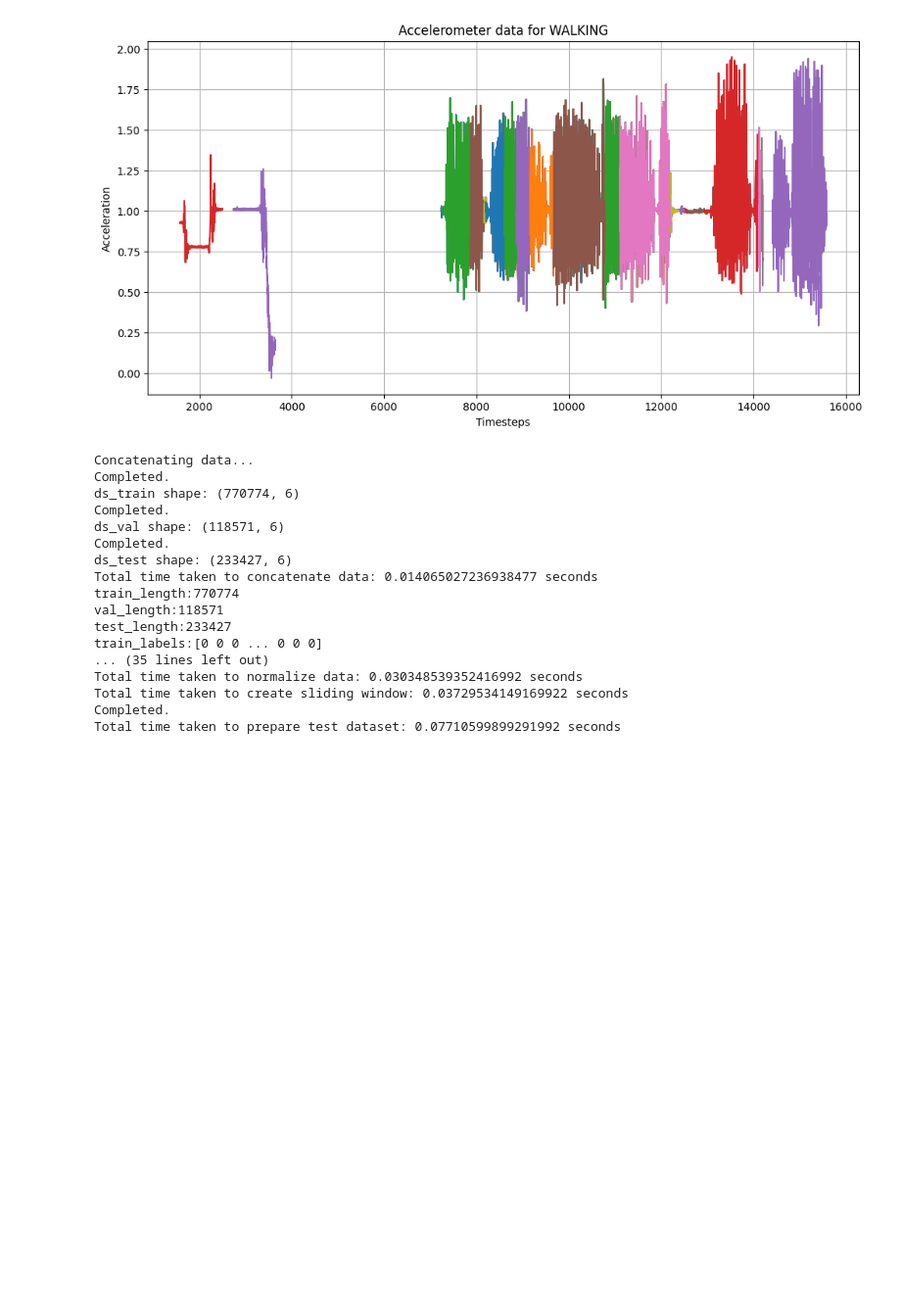
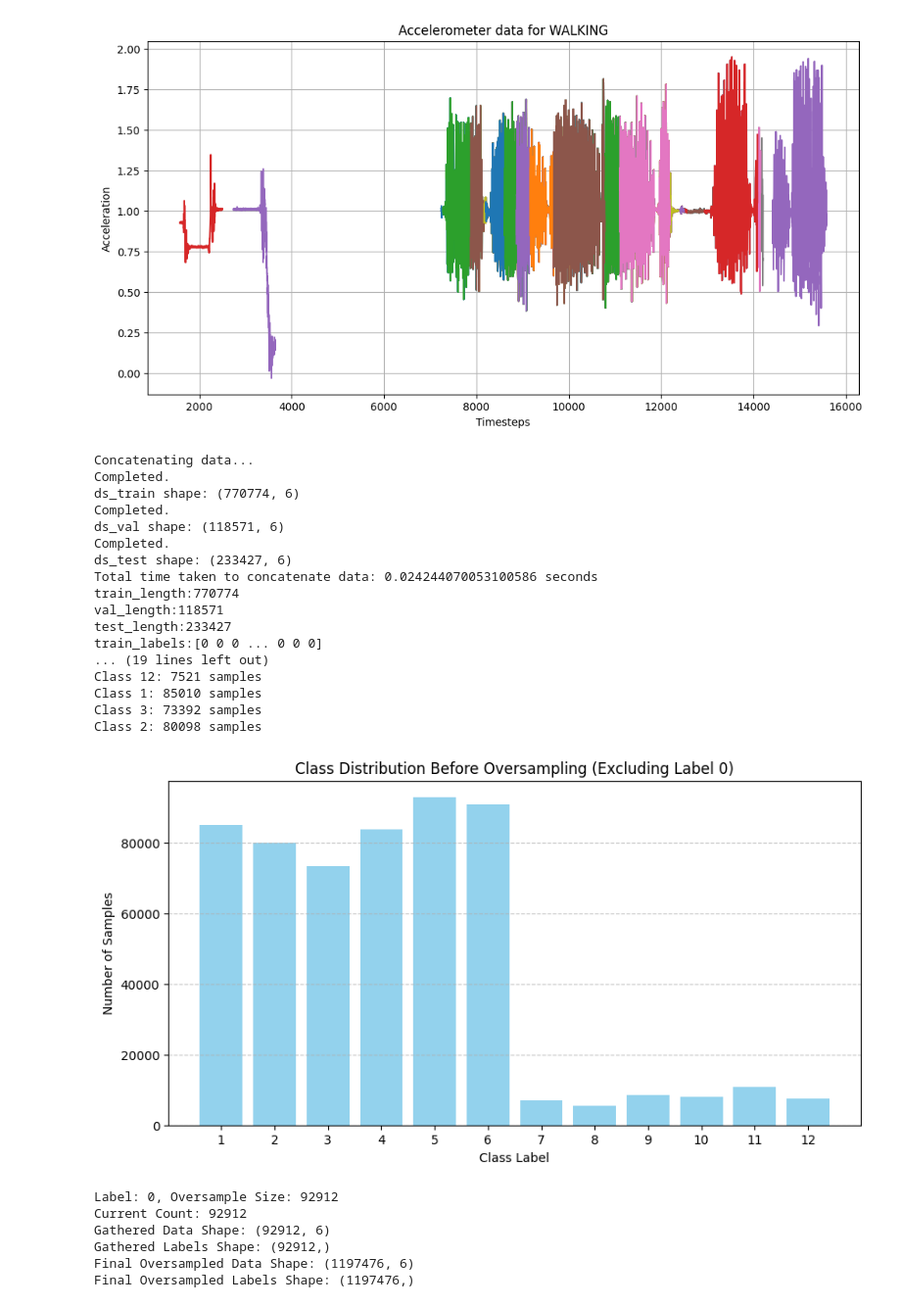
Before and after one commit to Jaseelkt007/ML, a Jupyter notebook: Human_Activity_Recognition.ipynb, the cells around one changed output. Shown at 98% size. Drawn from its saved outputs; the diff is of its cells as text; code cells hidden in the pictures; blank space fills up the shorter version.

Commit message:
visualization update

```diff
--- a/Human_Activity_Recognition.ipynb
+++ b/Human_Activity_Recognition.ipynb
@@ -216,9 +216,11 @@ def oversample(data, labels, debug=True):
     activities,_, activity_counts = tf.unique_with_counts(labels)
 
     # Determine max counts for majority and minority classes
-    primary_mask = activities < 7
+    primary_mask = tf.logical_and(activities < 7, activities != 0)# Excludes label 0
+    transition_mask = tf.logical_and(activities >= 7, activities != 0)  # Excludes label 0 for minority labels
+
     max_activity = tf.reduce_max(tf.boolean_mask(activity_counts, primary_mask))  # Max count of majority labels
-    max_transition_activity = tf.reduce_max(tf.boolean_mask(activity_counts, ~primary_mask))  # Max count of minority labels
+    max_transition_activity = tf.reduce_max(tf.boolean_mask(activity_counts, transition_mask)) +80000  # Max count of minority labels
 
     if debug:
         print(f"Max activity for primary labels (majority): {max_activity.numpy()}")
@@ -231,6 +233,29 @@ def oversample(data, labels, debug=True):
     # Dictionary to track oversampled counts for each activity
     activity_counts_dict = {activity: 0 for activity in activities.numpy()}
 
+    # Convert TensorFlow tensors to NumPy arrays for easy debugging
+    activities_np = activities.numpy()
+    activity_counts_np = activity_counts.numpy()
+
+    if debug:
+        print("\nClass distribution before oversampling:")
+        for activity, count in zip(activities_np, activity_counts_np):
+            if activity != 0:  # Exclude label 0 from printing
+                print(f"Class {activity}: {count} samples")
+
+        # Plot histogram of class distribution before oversampling (excluding label 0)
+        valid_indices = activities_np != 0  # Filter out label 0
+        plt.figure(figsize=(10, 5))
+        plt.bar(activities_np[valid_indices], activity_counts_np[valid_indices], color='skyblue', alpha=0.9)
+        plt.xlabel("Class Label")
+        plt.ylabel("Number of Samples")
+        plt.title("Class Distribution Before Oversampling (Excluding Label 0)")
+        plt.xticks(activities_np[valid_indices])
+        plt.grid(axis='y', linestyle='--', alpha=0.7)
+        plt.show()
+
+    # Determine max counts for majority and minority c
+
     # Iterate through all labels
     for idx, label in enumerate(labels.numpy()):
         # Skip if already oversampled
@@ -242,7 +267,7 @@ def oversample(data, labels, debug=True):
 
         # Determine oversampling size
         if label in [7]: # Special handling for 7
-            oversample_size = max_transition_activity + 8000 - activity_counts_dict[label]
+            oversample_size = max_transition_activity # + 8000 - activity_counts_dict[label]
         elif label < 7:
             oversample_size = max_activity - activity_counts_dict[label]
         else:
@@ -292,6 +317,26 @@ def oversample(data, labels, debug=True):
         print(f"Final Oversampled Data Shape: {oversampled_data.shape}")
         print(f"Final Oversampled Labels Shape: {oversampled_labels.shape}")
         # print(f"activity_dictionary : {activity_counts_dict}")
+        # Convert oversampled labels to NumPy
+        oversampled_labels_np = oversampled_labels.numpy()
+
+        # Count occurrences of each label (excluding 0)
+        unique_labels, counts = np.unique(oversampled_labels_np, return_counts=True)
+
+        # Filter out label 0
+        valid_mask = unique_labels != 0
+        filtered_labels = unique_labels[valid_mask]
+        filtered_counts = counts[valid_mask]
+
+        # Plot histogram of class distribution after oversampling (excluding label 0)
+        plt.figure(figsize=(10, 5))
+        plt.bar(filtered_labels, filtered_counts, color='skyblue', alpha=0.8)
+        plt.xlabel("Class Label")
+        plt.ylabel("Number of Samples")
+        plt.title("Class Distribution After Oversampling (Excluding Label 0)")
+        plt.xticks(filtered_labels)
+        plt.grid(axis='y', linestyle='--', alpha=0.7)
+        plt.show()
 
     # Create tf.data.Dataset
     return tf.data.Dataset.from_tensor_slices((oversampled_data, oversampled_labels))
@@ -428,36 +473,43 @@ def prepare(ds_train, ds_val, ds_test, train_labels, val_labels, test_labels , b
     end_time = time.time()
     print(f"Completed.\nTotal time taken to prepare test dataset: {end_time - start_time} seconds")
 
     ds_train = remap_labels(ds_train)
     ds_val = remap_labels(ds_val)
     ds_test = remap_labels(ds_test)
 
     return ds_train, ds_val, ds_test
 
 
 def preprocess(data):
     mean = tf.reduce_mean(data, axis=0)
     std = tf.math.reduce_std(data, axis=0)
     return (data - mean)/ std
 
 minority_classes = [7,8,9,10,11,12]
 
 ds_train, ds_val, ds_test , batch_size = load(batch_size, data_dir, label_path)
 # %% [output]
 Concatenating data...
 Completed.
 ds_train shape: (770774, 6)
 Completed.
 ds_val shape: (118571, 6)
 Completed.
 ds_test shape: (233427, 6)
-Total time taken to concatenate data: 0.014065027236938477 seconds
+Total time taken to concatenate data: 0.024244070053100586 seconds
 train_length:770774
 val_length:118571
 test_length:233427
 train_labels:[0 0 0 ... 0 0 0]
-... (35 lines left out)
-Total time taken to normalize data: 0.030348539352416992 seconds
-Total time taken to create sliding window: 0.03729534149169922 seconds
-Completed.
-Total time taken to prepare test dataset: 0.07710599899291992 seconds
+... (19 lines left out)
+Class 12: 7521 samples
+Class 1: 85010 samples
+Class 3: 73392 samples
+Class 2: 80098 samples
+[figure, added]
+Label: 0, Oversample Size: 92912
+Current Count: 92912
+Gathered Data Shape: (92912, 6)
+Gathered Labels Shape: (92912,)
+Final Oversampled Data Shape: (1197476, 6)
+Final Oversampled Labels Shape: (1197476,)
```
Also changed, not shown: parts of 5 cells of this notebook.
